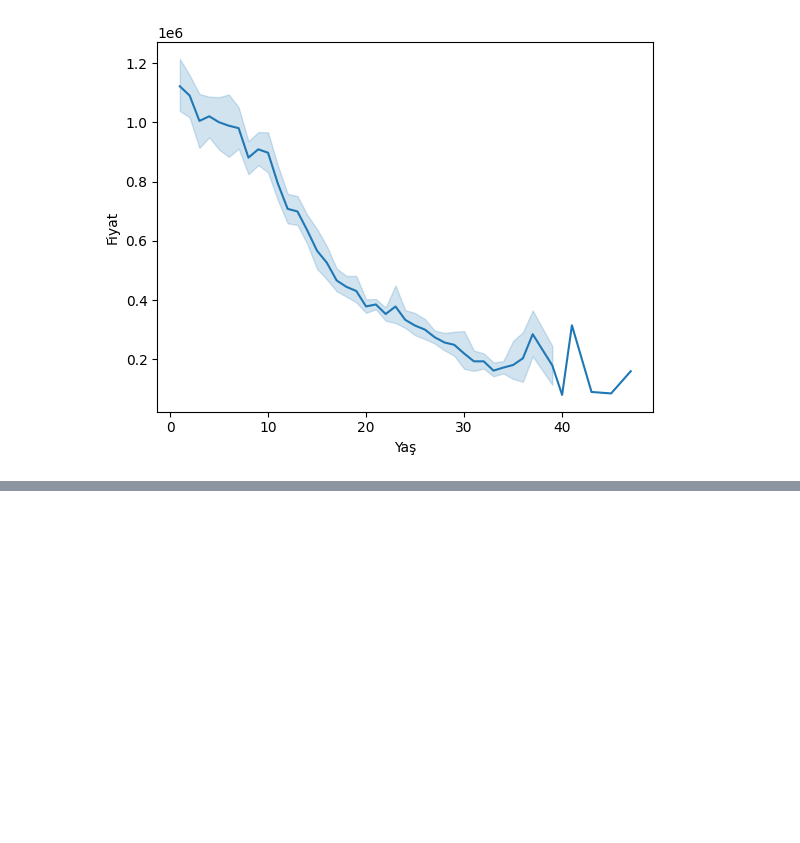
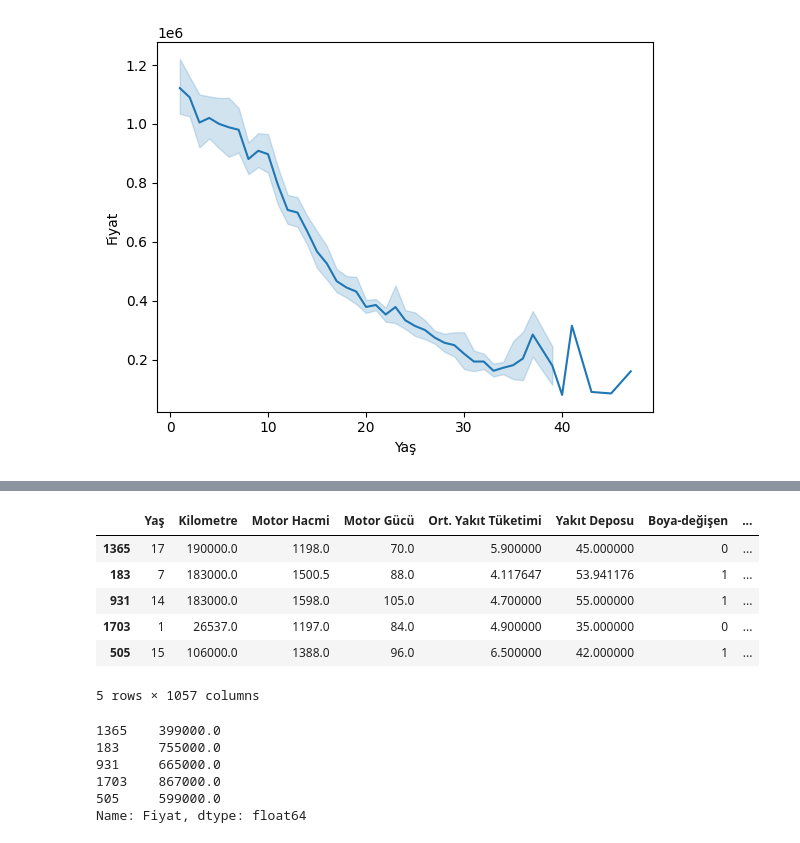
Before and after one commit to OnurFidan35/Car-Price-Prediction, a Jupyter notebook: sec.ipynb, the cells around one changed output, grey strips where cells are left out. Cells and saved outputs as stored; diff of their text form; code cells hidden in the pictures; blank space fills up the shorter version.

```diff
--- a/sec.ipynb
+++ b/sec.ipynb
@@ -1570,0 +1614,19 @@ sns.lineplot(x="Yaş",y="Fiyat",data=df);
+# %%
+x_train.head()
+# %% [output]
+|  | Yaş | Kilometre | Motor Hacmi | Motor Gücü | Ort. Yakıt Tüketimi | Yakıt Deposu | Boya-değişen | ... |
+| 1365 | 17 | 190000.0 | 1198.0 | 70.0 | 5.900000 | 45.000000 | 0 | ... |
+| 183 | 7 | 183000.0 | 1500.5 | 88.0 | 4.117647 | 53.941176 | 1 | ... |
+| 931 | 14 | 183000.0 | 1598.0 | 105.0 | 4.700000 | 55.000000 | 1 | ... |
+| 1703 | 1 | 26537.0 | 1197.0 | 84.0 | 4.900000 | 35.000000 | 0 | ... |
+| 505 | 15 | 106000.0 | 1388.0 | 96.0 | 6.500000 | 42.000000 | 1 | ... |
+5 rows × 1057 columns
+# %%
+y_train.head()
+# %% [output]
+1365    399000.0
+183     755000.0
+931     665000.0
+1703    867000.0
+505     599000.0
+Name: Fiyat, dtype: float64
```
Also changed, not shown: parts of 23 cells of this notebook.
